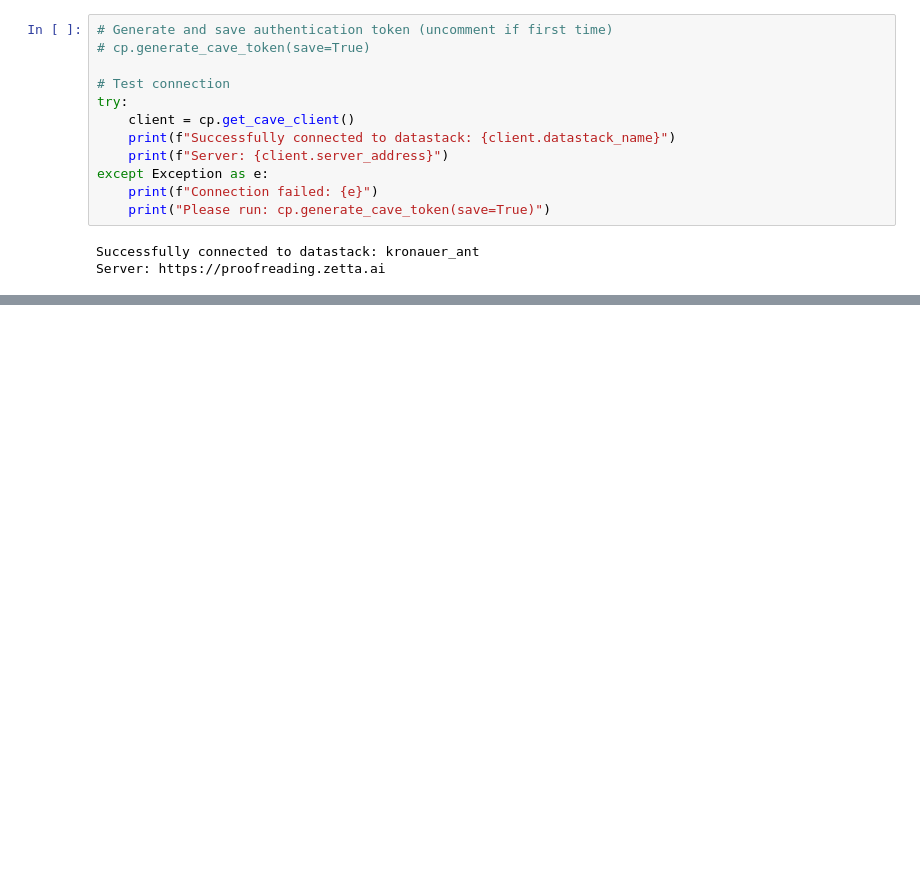
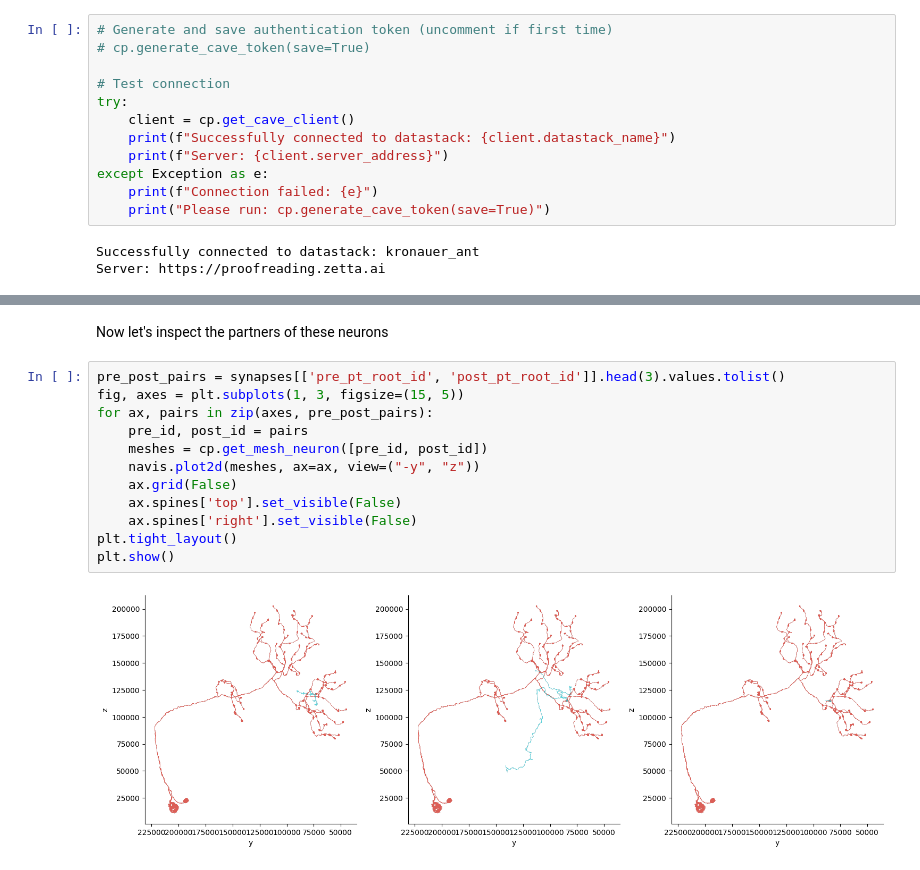
Before and after one commit to Social-Evolution-and-Behavior/crantpy, a Jupyter notebook: docs/deep_dive/connectivity.ipynb, the cells around one changed output, grey strips where cells are left out. Cells and saved outputs as stored; diff of their text form; blank space fills up the shorter version.

```diff
--- a/docs/deep_dive/connectivity.ipynb
+++ b/docs/deep_dive/connectivity.ipynb
@@ -38,0 +109,16 @@ Server: https://proofreading.zetta.ai
+# %% [markdown]
+Now let's inspect the partners of these neurons
+# %%
+pre_post_pairs = synapses[['pre_pt_root_id', 'post_pt_root_id']].head(3).values.tolist()
+fig, axes = plt.subplots(1, 3, figsize=(15, 5))
+for ax, pairs in zip(axes, pre_post_pairs):
+    pre_id, post_id = pairs
+    meshes = cp.get_mesh_neuron([pre_id, post_id])
+    navis.plot2d(meshes, ax=ax, view=("-y", "z"))
+    ax.grid(False)
+    ax.spines['top'].set_visible(False)
+    ax.spines['right'].set_visible(False)
+plt.tight_layout()
+plt.show()
+# %% [output]
+[figure, added]
```
Also changed, not shown: parts of 13 cells of this notebook, 1 other file.
